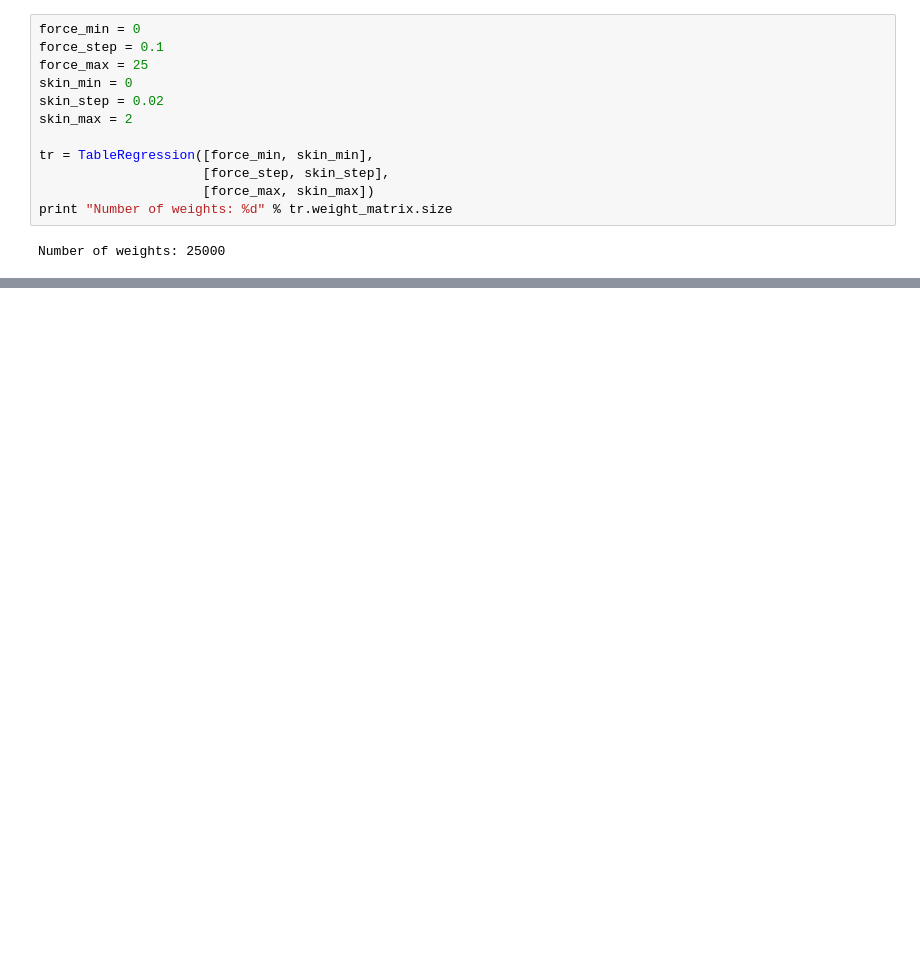
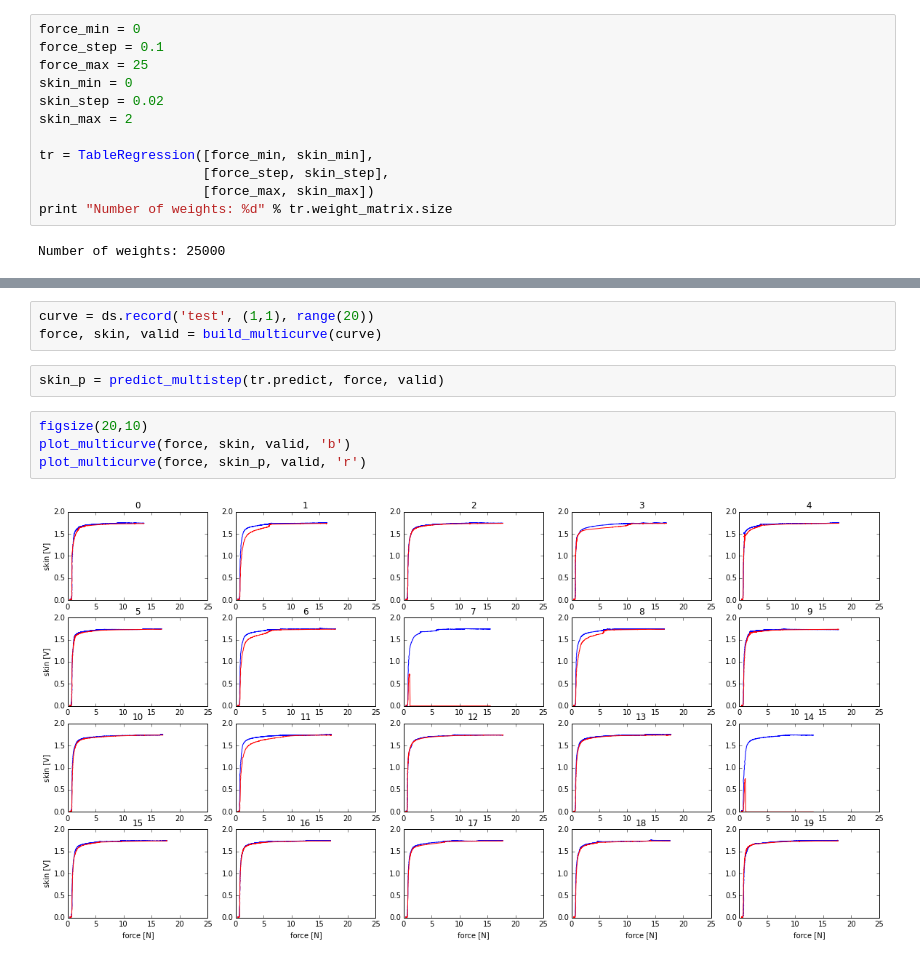
Before and after one commit to surban/ml, a Jupyter notebook: notebooks/Skin-Autoregression.ipynb, the cells around one changed output, grey strips where cells are left out. Cells and saved outputs as stored; diff of their text form; blank space fills up the shorter version.

```diff
--- a/notebooks/Skin-Autoregression.ipynb
+++ b/notebooks/Skin-Autoregression.ipynb
@@ -73,0 +67,11 @@ plot_phase(ds.record('train', (1,1), 1), 'k')
+# %%
+curve = ds.record('test', (1,1), range(20))
+force, skin, valid = build_multicurve(curve)
+# %%
+skin_p = predict_multistep(tr.predict, force, valid)
+# %%
+figsize(20,10)
+plot_multicurve(force, skin, valid, 'b')
+plot_multicurve(force, skin_p, valid, 'r')
+# %% [output]
+[figure, added]
```
Also changed, not shown: parts of 20 cells of this notebook, 5 other files.
